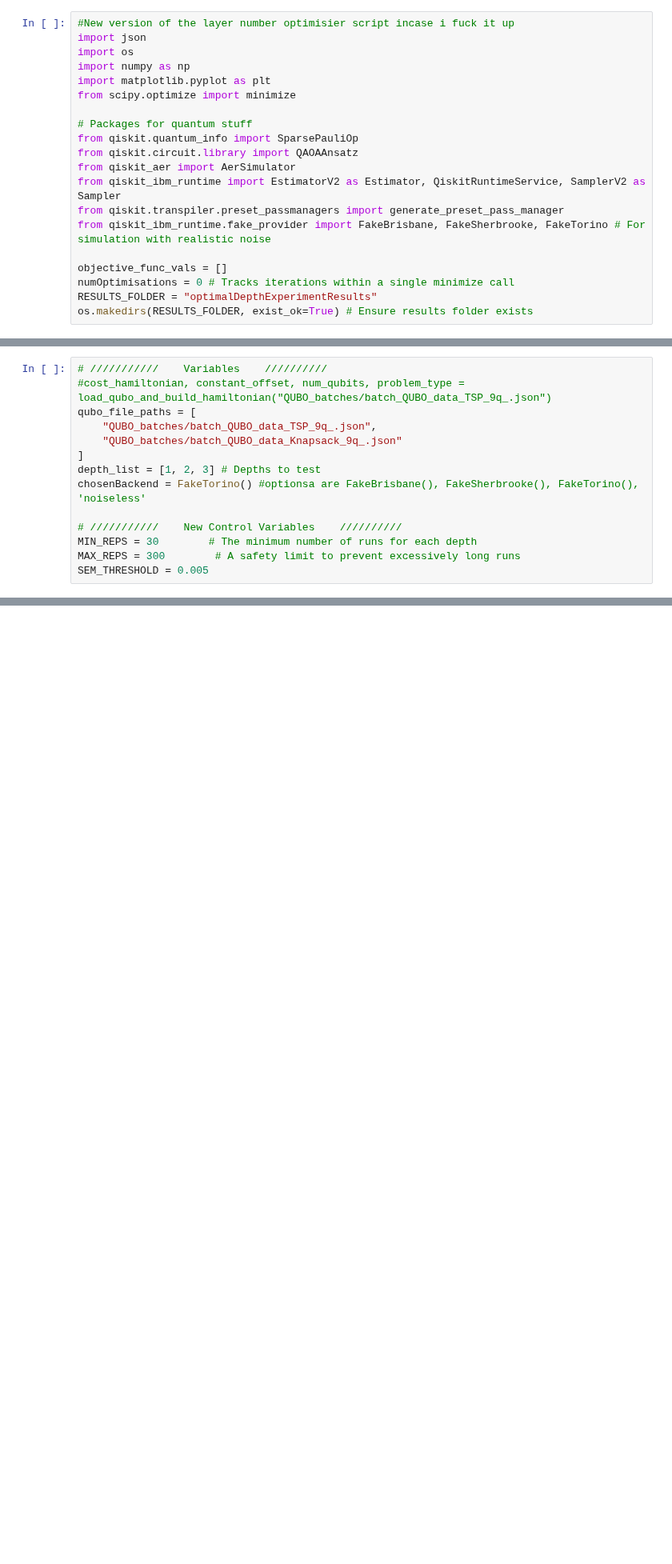
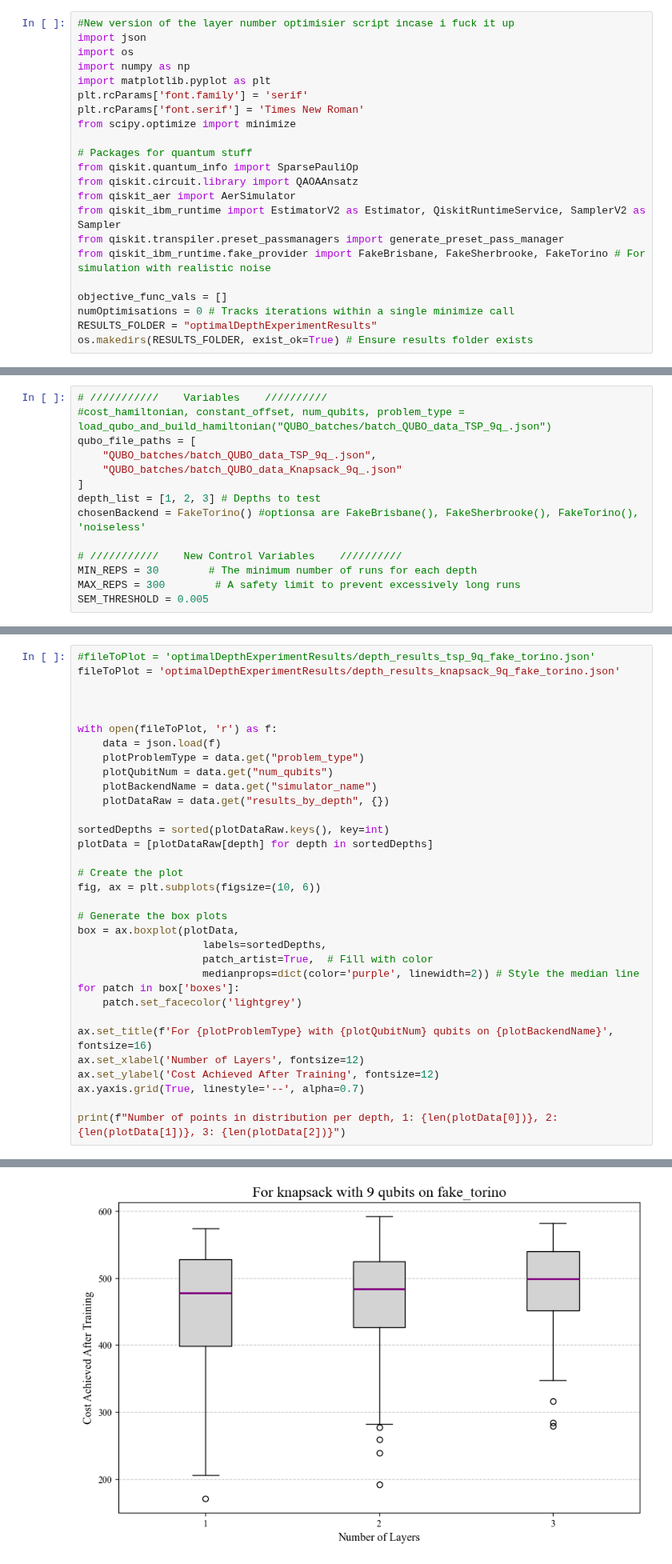
Before and after one commit to OliverSchiffmann/QAOAstudygit, a Jupyter notebook: optimalDepthInvestigator.ipynb, the cells around one changed output, grey strips where cells are left out. Shown at 80% size. Drawn from its saved outputs; the diff is of its cells as text; blank space fills up the shorter version.

Commit message:
deleted old versions of script and associated outdated results, also got plotting of optimal depth results working, confirmed using depth of 1

```diff
--- a/optimalDepthInvestigator.ipynb
+++ b/optimalDepthInvestigator.ipynb
@@ -4,6 +4,8 @@ import json
 import os
 import numpy as np
 import matplotlib.pyplot as plt
+plt.rcParams['font.family'] = 'serif'
+plt.rcParams['font.serif'] = 'Times New Roman'
 from scipy.optimize import minimize
 
 # Packages for quantum stuff
@@ -275,3 +258,37 @@ Optimisation Iteration: 24
 --- All depths processed for QUBO_batches/batch_QUBO_data_Knapsack_9q_.json ---
 
 --- All depths processed ---
+# %%
+#fileToPlot = 'optimalDepthExperimentResults/depth_results_tsp_9q_fake_torino.json'
+fileToPlot = 'optimalDepthExperimentResults/depth_results_knapsack_9q_fake_torino.json'
+
+
+
+with open(fileToPlot, 'r') as f:
+    data = json.load(f)
+    plotProblemType = data.get("problem_type")
+    plotQubitNum = data.get("num_qubits")
+    plotBackendName = data.get("simulator_name")
+    plotDataRaw = data.get("results_by_depth", {})
+
+sortedDepths = sorted(plotDataRaw.keys(), key=int)
+plotData = [plotDataRaw[depth] for depth in sortedDepths]
+
+# Create the plot
+fig, ax = plt.subplots(figsize=(10, 6))
+
+# Generate the box plots
+box = ax.boxplot(plotData,
+                    labels=sortedDepths,
+                    patch_artist=True,  # Fill with color
+                    medianprops=dict(color='purple', linewidth=2)) # Style the median line
+for patch in box['boxes']:
+    patch.set_facecolor('lightgrey')
+
+ax.set_title(f'For {plotProblemType} with {plotQubitNum} qubits on {plotBackendName}', fontsize=16)
+ax.set_xlabel('Number of Layers', fontsize=12)
+ax.set_ylabel('Cost Achieved After Training', fontsize=12)
+ax.yaxis.grid(True, linestyle='--', alpha=0.7)
+
+print(f"Number of points in distribution per depth, 1: {len(plotData[0])}, 2: {len(plotData[1])}, 3: {len(plotData[2])}")
+# %% [output]
@@ -277,0 +296 @@ Optimisation Iteration: 24
+[figure, added]
```
Also changed, not shown: parts of 3 cells of this notebook, 7 other files.
